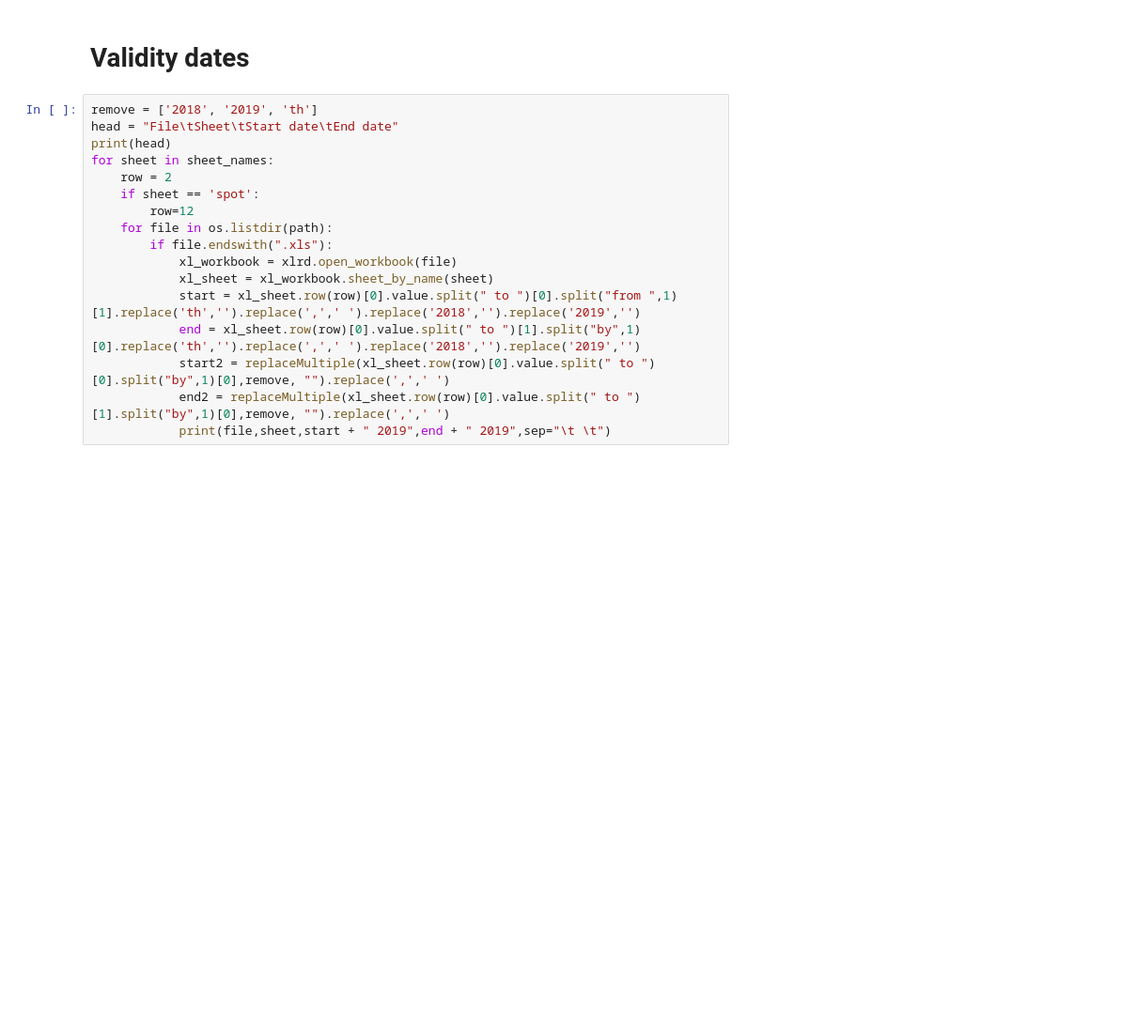
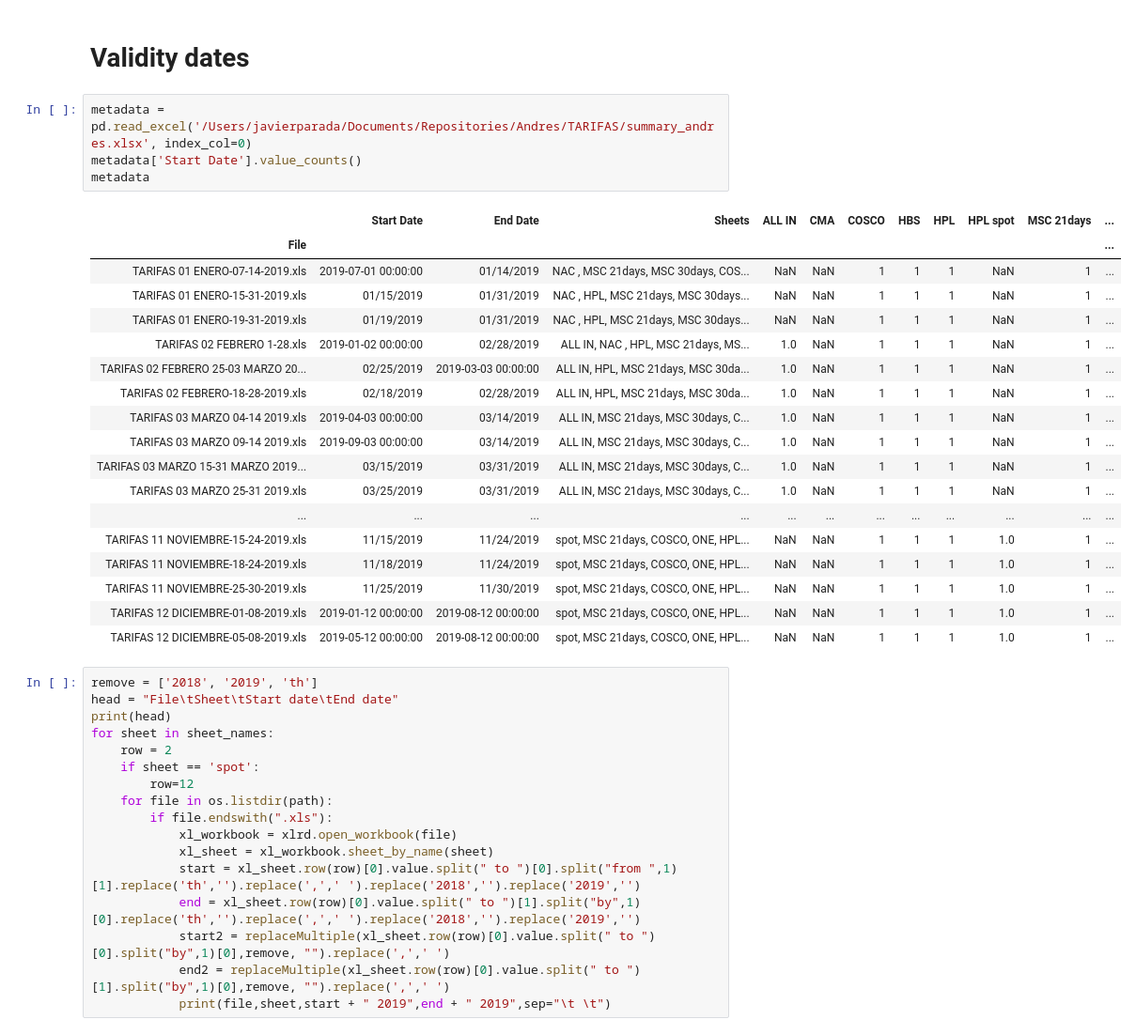
Before and after one commit to JavierParada/Andres, a Jupyter notebook: TARIFAS/Tarifas Database.ipynb, the cells around one changed output. Shown at 94% size. Saved outputs shown, nothing was run; the diff lists cells and outputs as text; blank space fills up the shorter version.

```diff
--- a/TARIFAS/Tarifas Database.ipynb
+++ b/TARIFAS/Tarifas Database.ipynb
@@ -64,6 +70,29 @@ def replaceMultiple(mainString, toBeReplaces, newString):
     return  mainString
 # %% [markdown]
 # Validity dates
+# %%
+metadata = pd.read_excel('/Users/javierparada/Documents/Repositories/Andres/TARIFAS/summary_andres.xlsx', index_col=0)
+metadata['Start Date'].value_counts()
+metadata
+# %% [output]
+|  | Start Date | End Date | Sheets | ALL IN | CMA | COSCO | HBS | HPL | HPL spot | MSC 21days | ... |
+| File |  |  |  |  |  |  |  |  |  |  | ... |
+| TARIFAS 01 ENERO-07-14-2019.xls | 2019-07-01 00:00:00 | 01/14/2019 | NAC , MSC 21days, MSC 30days, COS... | NaN | NaN | 1 | 1 | 1 | NaN | 1 | ... |
+| TARIFAS 01 ENERO-15-31-2019.xls | 01/15/2019 | 01/31/2019 | NAC , HPL, MSC 21days, MSC 30days... | NaN | NaN | 1 | 1 | 1 | NaN | 1 | ... |
+| TARIFAS 01 ENERO-19-31-2019.xls | 01/19/2019 | 01/31/2019 | NAC , HPL, MSC 21days, MSC 30days... | NaN | NaN | 1 | 1 | 1 | NaN | 1 | ... |
+| TARIFAS 02 FEBRERO 1-28.xls | 2019-01-02 00:00:00 | 02/28/2019 | ALL IN, NAC , HPL, MSC 21days, MS... | 1.0 | NaN | 1 | 1 | 1 | NaN | 1 | ... |
+| TARIFAS 02 FEBRERO 25-03 MARZO 20... | 02/25/2019 | 2019-03-03 00:00:00 | ALL IN, HPL, MSC 21days, MSC 30da... | 1.0 | NaN | 1 | 1 | 1 | NaN | 1 | ... |
+| TARIFAS 02 FEBRERO-18-28-2019.xls | 02/18/2019 | 02/28/2019 | ALL IN, HPL, MSC 21days, MSC 30da... | 1.0 | NaN | 1 | 1 | 1 | NaN | 1 | ... |
+| TARIFAS 03 MARZO 04-14 2019.xls | 2019-04-03 00:00:00 | 03/14/2019 | ALL IN, MSC 21days, MSC 30days, C... | 1.0 | NaN | 1 | 1 | 1 | NaN | 1 | ... |
+| TARIFAS 03 MARZO 09-14 2019.xls | 2019-09-03 00:00:00 | 03/14/2019 | ALL IN, MSC 21days, MSC 30days, C... | 1.0 | NaN | 1 | 1 | 1 | NaN | 1 | ... |
+| TARIFAS 03 MARZO 15-31 MARZO 2019... | 03/15/2019 | 03/31/2019 | ALL IN, MSC 21days, MSC 30days, C... | 1.0 | NaN | 1 | 1 | 1 | NaN | 1 | ... |
+| TARIFAS 03 MARZO 25-31 2019.xls | 03/25/2019 | 03/31/2019 | ALL IN, MSC 21days, MSC 30days, C... | 1.0 | NaN | 1 | 1 | 1 | NaN | 1 | ... |
+| ... | ... | ... | ... | ... | ... | ... | ... | ... | ... | ... | ... |
+| TARIFAS 11 NOVIEMBRE-15-24-2019.xls | 11/15/2019 | 11/24/2019 | spot, MSC 21days, COSCO, ONE, HPL... | NaN | NaN | 1 | 1 | 1 | 1.0 | 1 | ... |
+| TARIFAS 11 NOVIEMBRE-18-24-2019.xls | 11/18/2019 | 11/24/2019 | spot, MSC 21days, COSCO, ONE, HPL... | NaN | NaN | 1 | 1 | 1 | 1.0 | 1 | ... |
+| TARIFAS 11 NOVIEMBRE-25-30-2019.xls | 11/25/2019 | 11/30/2019 | spot, MSC 21days, COSCO, ONE, HPL... | NaN | NaN | 1 | 1 | 1 | 1.0 | 1 | ... |
+| TARIFAS 12 DICIEMBRE-01-08-2019.xls | 2019-01-12 00:00:00 | 2019-08-12 00:00:00 | spot, MSC 21days, COSCO, ONE, HPL... | NaN | NaN | 1 | 1 | 1 | 1.0 | 1 | ... |
+| TARIFAS 12 DICIEMBRE-05-08-2019.xls | 2019-05-12 00:00:00 | 2019-08-12 00:00:00 | spot, MSC 21days, COSCO, ONE, HPL... | NaN | NaN | 1 | 1 | 1 | 1.0 | 1 | ... |
 # %%
 remove = ['2018', '2019', 'th']
 head = "File\tSheet\tStart date\tEnd date"
```
Also changed, not shown: parts of 9 cells of this notebook, 9 other files.
